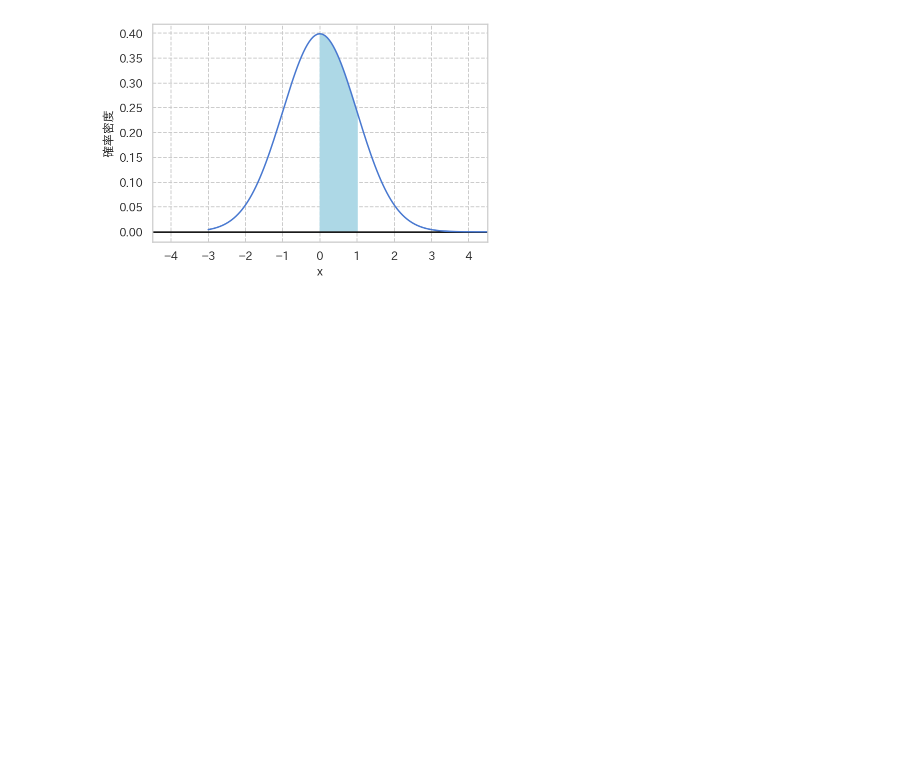
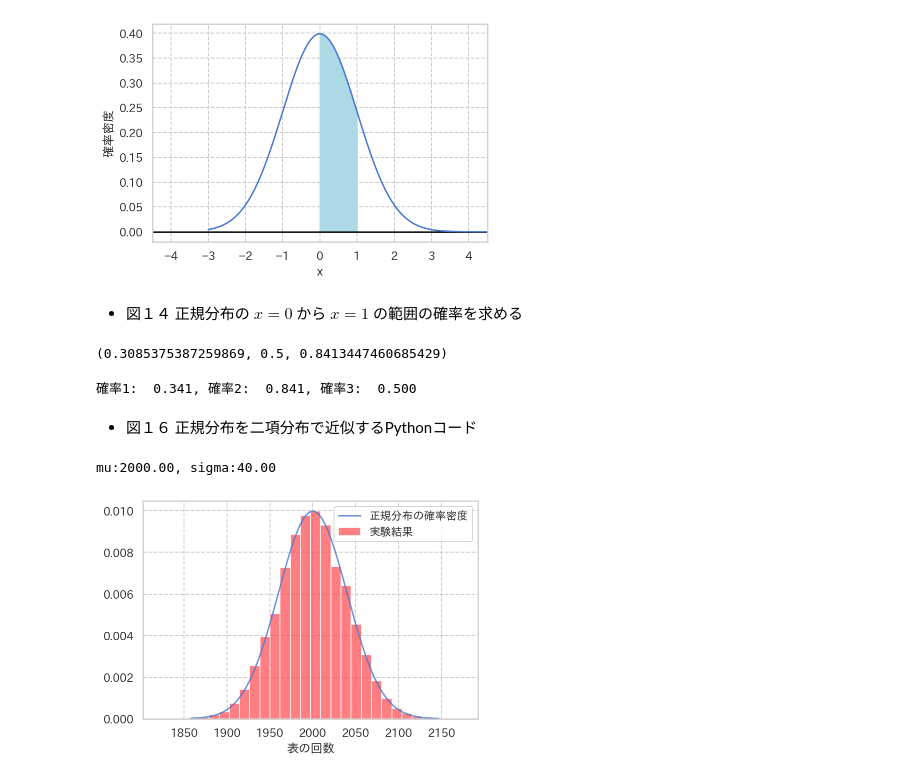
Before and after one commit to zfukuoka/Copying_a_sutra, a Jupyter notebook: SoftwareDesign202010_01/SoftwareDesign202010_0103.ipynb, the cells around one changed output. Saved outputs shown, nothing was run; the diff lists cells and outputs as text; code cells hidden in the pictures; blank space fills up the shorter version.

```diff
--- a/SoftwareDesign202010_01/SoftwareDesign202010_0103.ipynb
+++ b/SoftwareDesign202010_01/SoftwareDesign202010_0103.ipynb
@@ -378,3 +383,44 @@ plt.xlim(-4.5, 4.5)
 plt.show()
 # %% [output]
 [figure]
+# %% [markdown]
+* 図１４ 正規分布の $x=0$ から $x=1$ の範囲の確率を求める
+# %%
+norm.cdf(-0.5, 0, 1), norm.cdf(0, 0, 1), norm.cdf(1, 0, 1),
+# %% [output]
+(0.3085375387259869, 0.5, 0.8413447460685429)
+# %%
+# コード13:正規分布のx=0からx=1の範囲の確率を求める
+prob2 = norm.cdf(x=1, loc=0, scale=1)
+prob3 = norm.cdf(x=0, loc=0, scale=1)
+prob1 = prob2 - prob3
+print(f"確率1: {prob1: .3f}, 確率2: {prob2: .3f}, 確率3: {prob3: .3f}")
+# %% [output]
+確率1:  0.341, 確率2:  0.841, 確率3:  0.500
+# %% [markdown]
+* 図１６ 正規分布を二項分布で近似するPythonコード
+# %%
+# コード14: 二項分布から正規分布の近似
+
+# パラメーター
+n = 10000
+p = 0.2
+trial_size = 100000
+
+np.random.seed(71)
+result = [gen_bern_var(n, p) for _ in range(trial_size)]
+xx = np.arange(np.percentile(result, 0.01), np.percentile(result, 99.99))
+
+mu = n * p
+sigma = np.sqrt(n * p * (1 - p))
+print(f"mu:{mu:.2f}, sigma:{sigma:.2f}")
+plt.plot(xx, st.norm.pdf(xx, mu, sigma), alpha=0.8, label="正規分布の確率密度")
+
+plt.hist(result, density=True, bins=30, color=sns.xkcd_rgb["light red"], label="実験結果", alpha=0.7)
+
+plt.legend(loc="best")
+plt.xlabel("表の回数")
+plt.show()
+# %% [output]
+mu:2000.00, sigma:40.00
+[figure, added]
```
Also changed, not shown: parts of 7 cells of this notebook.
